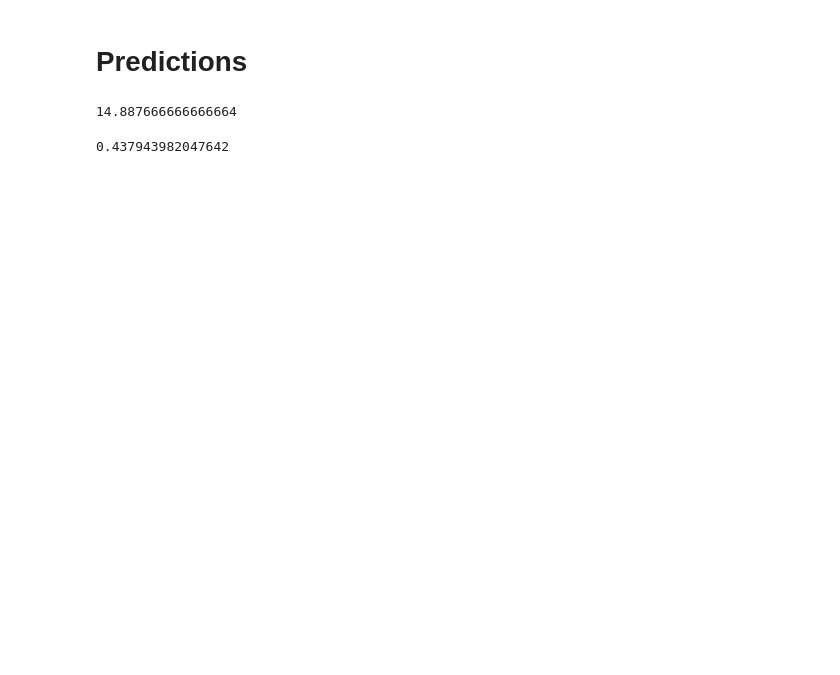
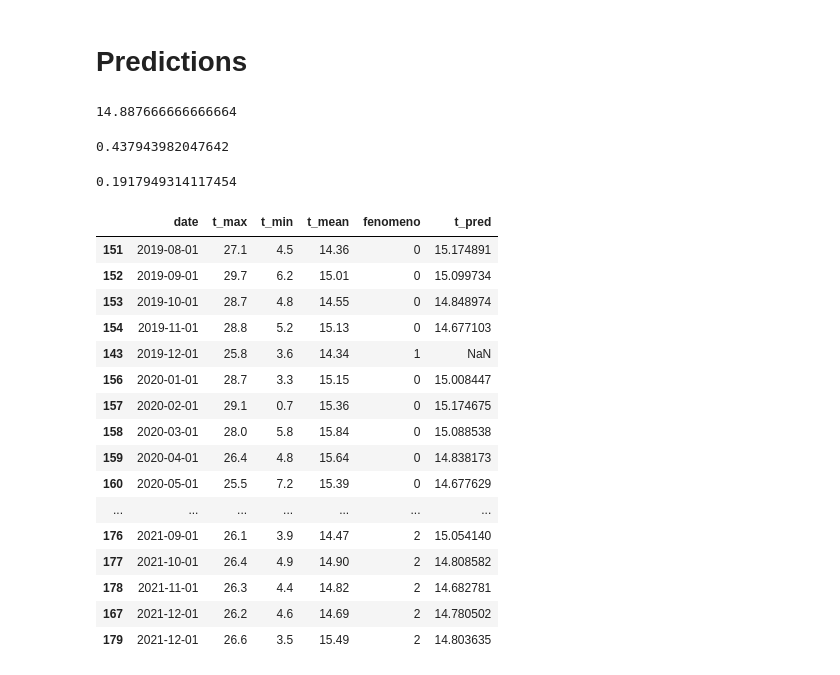
Before and after one commit to oecorrechag/Project-Austria, a Jupyter notebook: notebooks/4.0 model.ipynb, the cells around one changed output. Drawn from its saved outputs; the diff is of its cells as text; code cells hidden in the pictures; blank space fills up the shorter version.

Commit message:
prueba de modelo

```diff
--- a/notebooks/4.0 model.ipynb
+++ b/notebooks/4.0 model.ipynb
@@ -159,3 +159,28 @@ rmse=sqrt(mean_squared_error(pred,test['t_mean']))
 print(rmse)
 # %% [output]
 0.437943982047642
+# %%
+mean_squared_error(pred,test['t_mean'])
+# %% [output]
+0.1917949314117454
+# %%
+test['t_pred'] = model.predict(start=start,end=end,typ='levels').rename('ARIMA predictions')
+test
+# %% [output]
+|  | date | t_max | t_min | t_mean | fenomeno | t_pred |
+| 151 | 2019-08-01 | 27.1 | 4.5 | 14.36 | 0 | 15.174891 |
+| 152 | 2019-09-01 | 29.7 | 6.2 | 15.01 | 0 | 15.099734 |
+| 153 | 2019-10-01 | 28.7 | 4.8 | 14.55 | 0 | 14.848974 |
+| 154 | 2019-11-01 | 28.8 | 5.2 | 15.13 | 0 | 14.677103 |
+| 143 | 2019-12-01 | 25.8 | 3.6 | 14.34 | 1 | NaN |
+| 156 | 2020-01-01 | 28.7 | 3.3 | 15.15 | 0 | 15.008447 |
+| 157 | 2020-02-01 | 29.1 | 0.7 | 15.36 | 0 | 15.174675 |
+| 158 | 2020-03-01 | 28.0 | 5.8 | 15.84 | 0 | 15.088538 |
+| 159 | 2020-04-01 | 26.4 | 4.8 | 15.64 | 0 | 14.838173 |
+| 160 | 2020-05-01 | 25.5 | 7.2 | 15.39 | 0 | 14.677629 |
+| ... | ... | ... | ... | ... | ... | ... |
+| 176 | 2021-09-01 | 26.1 | 3.9 | 14.47 | 2 | 15.054140 |
+| 177 | 2021-10-01 | 26.4 | 4.9 | 14.90 | 2 | 14.808582 |
+| 178 | 2021-11-01 | 26.3 | 4.4 | 14.82 | 2 | 14.682781 |
+| 167 | 2021-12-01 | 26.2 | 4.6 | 14.69 | 2 | 14.780502 |
+| 179 | 2021-12-01 | 26.6 | 3.5 | 15.49 | 2 | 14.803635 |
```
Also changed, not shown: parts of 3 cells of this notebook.
